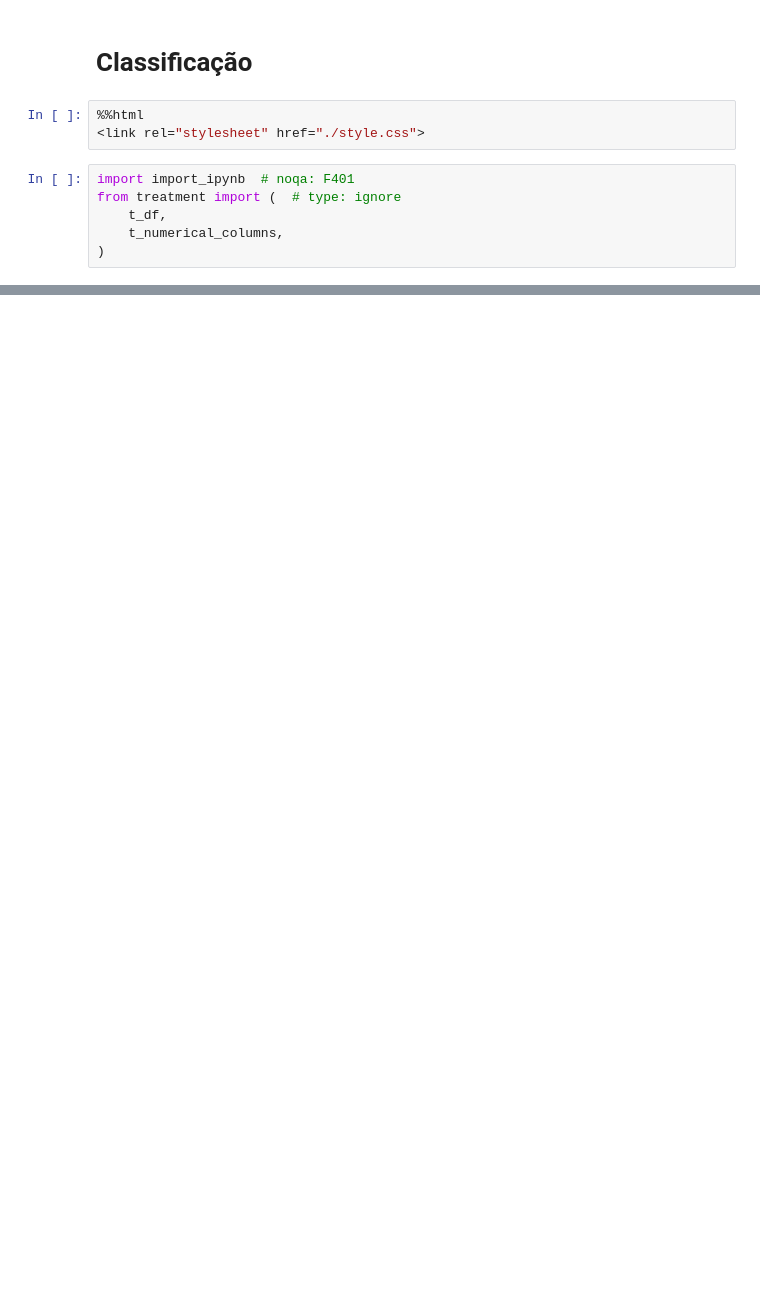
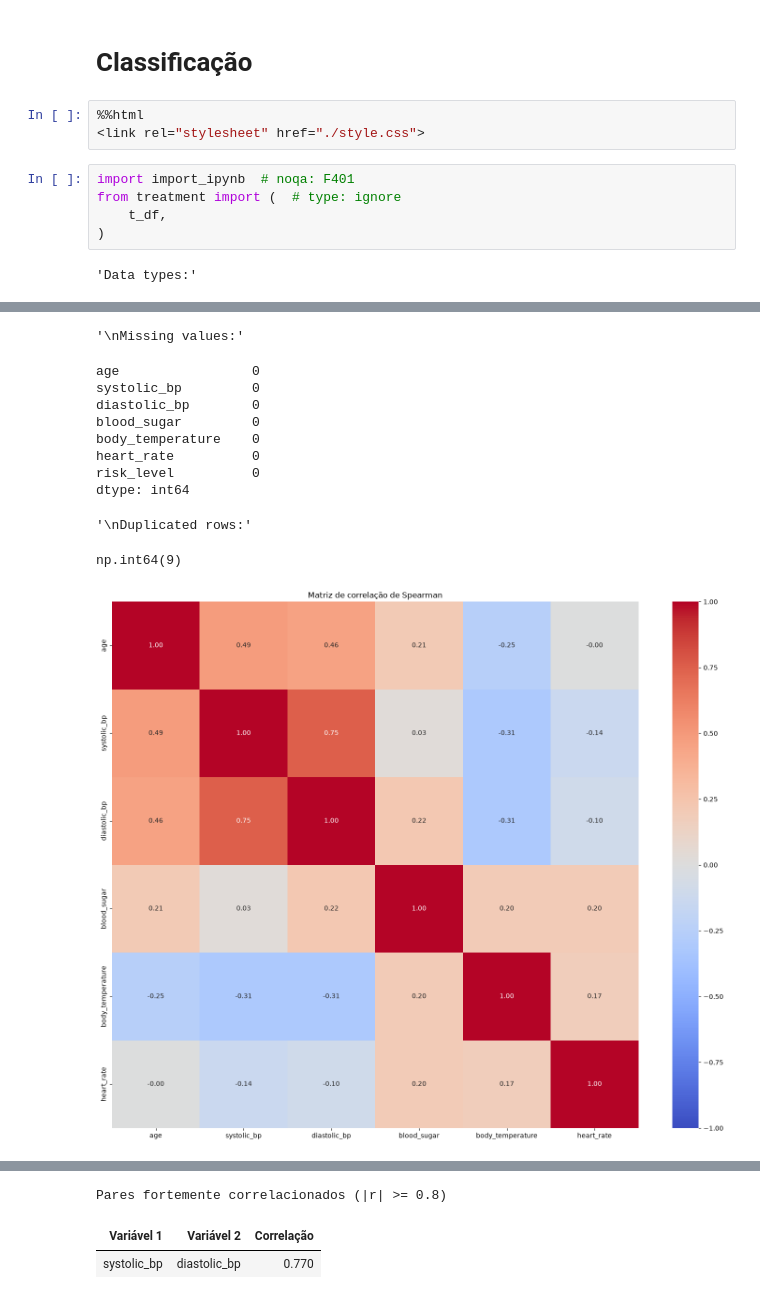
Before and after one commit to gabdumal/data_mining, a Jupyter notebook: assignment_5/main.ipynb, the cells around one changed output, grey strips where cells are left out. Drawn from its saved outputs; the diff is of its cells as text; blank space fills up the shorter version.

```diff
--- a/assignment_5/main.ipynb
+++ b/assignment_5/main.ipynb
@@ -7,5 +7,6 @@
 import import_ipynb  # noqa: F401
 from treatment import (  # type: ignore
     t_df,
-    t_numerical_columns,
 )
+# %% [output]
+'Data types:'
@@ -11,0 +21,12 @@ from treatment import (  # type: ignore
+'\nMissing values:'
+age                 0
+systolic_bp         0
+diastolic_bp        0
+blood_sugar         0
+body_temperature    0
+heart_rate          0
+risk_level          0
+dtype: int64
+'\nDuplicated rows:'
+np.int64(9)
+[figure, added]
@@ -12 +34,4 @@ from treatment import (  # type: ignore
+Pares fortemente correlacionados (|r| >= 0.8)
+| Variável 1 | Variável 2 | Correlação |
+| systolic_bp | diastolic_bp | 0.770 |
 # %%
```
Also changed, not shown: parts of 22 cells of this notebook, 3 other files.
